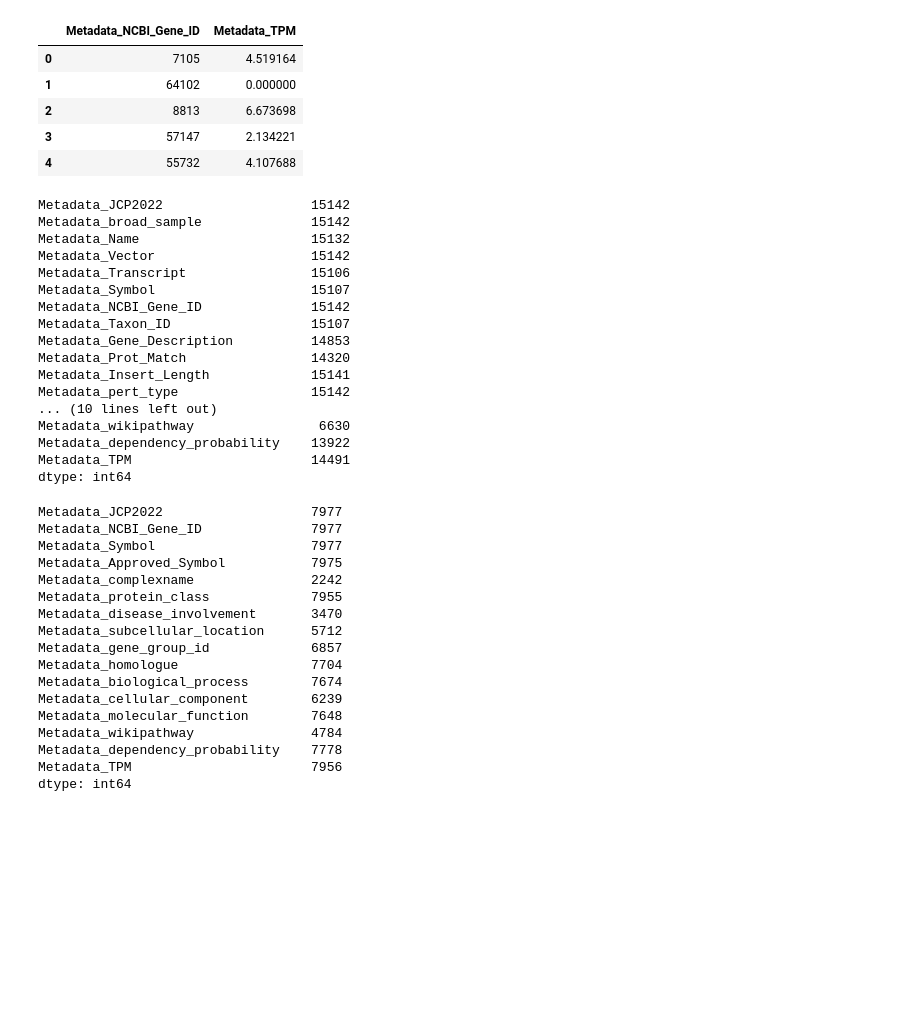
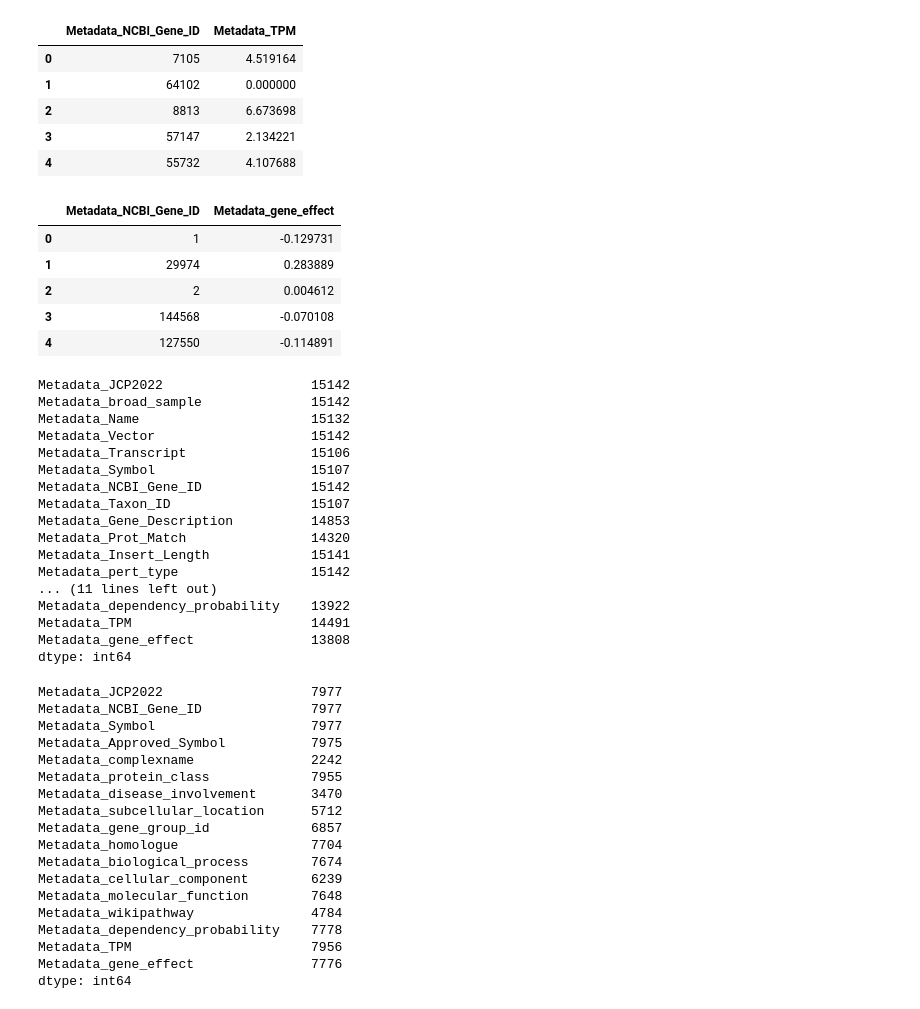
Before and after one commit to jump-cellpainting/2024_Chandrasekaran_Morphmap, a Jupyter notebook: 00.download-and-process-annotations/x.create-primary-annotation-file.ipynb, the cells around one changed output. Drawn from its saved outputs; the diff is of its cells as text; code cells hidden in the pictures; blank space fills up the shorter version.

Commit message:
Add gene effect annotation

```diff
--- a/00.download-and-process-annotations/x.create-primary-annotation-file.ipynb
+++ b/00.download-and-process-annotations/x.create-primary-annotation-file.ipynb
@@ -193,6 +193,20 @@ expression_df.head()
 | 2 | 8813 | 6.673698 |
 | 3 | 57147 | 2.134221 |
 | 4 | 55732 | 4.107688 |
+# %%
+gene_effect_df = pd.read_csv(
+    "output/CRISPRGeneEffect_U2OS.csv.gz", usecols=["geneID", "effect"]
+).rename(columns={"geneID": "Metadata_NCBI_Gene_ID", "effect": "Metadata_gene_effect"})
+
+gene_effect_df.Metadata_NCBI_Gene_ID = gene_effect_df.Metadata_NCBI_Gene_ID.astype(str)
+gene_effect_df.head()
+# %% [output]
+|  | Metadata_NCBI_Gene_ID | Metadata_gene_effect |
+| 0 | 1 | -0.129731 |
+| 1 | 29974 | 0.283889 |
+| 2 | 2 | 0.004612 |
+| 3 | 144568 | -0.070108 |
+| 4 | 127550 | -0.114891 |
 # %%
 orf_df = (
     orf_df.merge(corum_df, how="left", on="Metadata_Approved_Symbol")
@@ -205,6 +219,7 @@ orf_df = (
     .merge(wp_df, how="left", on="Metadata_Approved_Symbol")
     .merge(dependency_df, how="left", on="Metadata_NCBI_Gene_ID")
     .merge(expression_df, how="left", on="Metadata_NCBI_Gene_ID")
+    .merge(gene_effect_df, how='left', on="Metadata_NCBI_Gene_ID")
 )
 
 orf_df.count()
@@ -221,10 +236,10 @@ Metadata_Gene_Description          14853
 Metadata_Prot_Match                14320
 Metadata_Insert_Length             15141
 Metadata_pert_type                 15142
-... (10 lines left out)
-Metadata_wikipathway                6630
+... (11 lines left out)
 Metadata_dependency_probability    13922
 Metadata_TPM                       14491
+Metadata_gene_effect               13808
 dtype: int64
 # %%
 crispr_df = (
@@ -238,6 +253,7 @@ crispr_df = (
     .merge(wp_df, how="left", on="Metadata_Approved_Symbol")
     .merge(dependency_df, how="left", on="Metadata_NCBI_Gene_ID")
     .merge(expression_df, how="left", on="Metadata_NCBI_Gene_ID")
+    .merge(gene_effect_df, how='left', on="Metadata_NCBI_Gene_ID")
 )
 
 crispr_df.count()
@@ -258,6 +274,7 @@ Metadata_molecular_function        7648
 Metadata_wikipathway               4784
 Metadata_dependency_probability    7778
 Metadata_TPM                       7956
+Metadata_gene_effect               7776
 dtype: int64
 # %%
 orf_df.to_csv('output/orf_metadata.tsv.gz', sep='\t', index=False)
```
Also changed, not shown: 3 other files.
